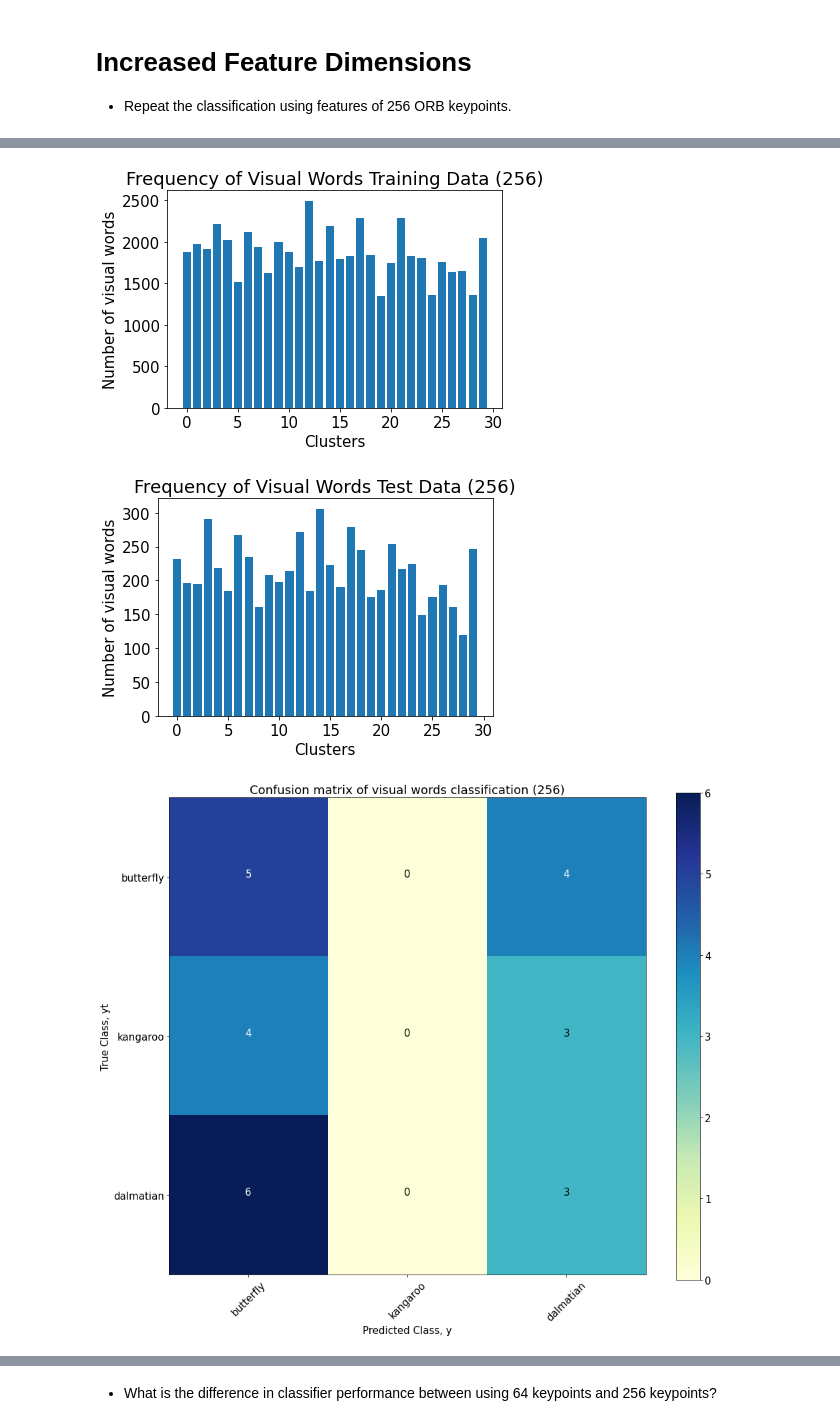
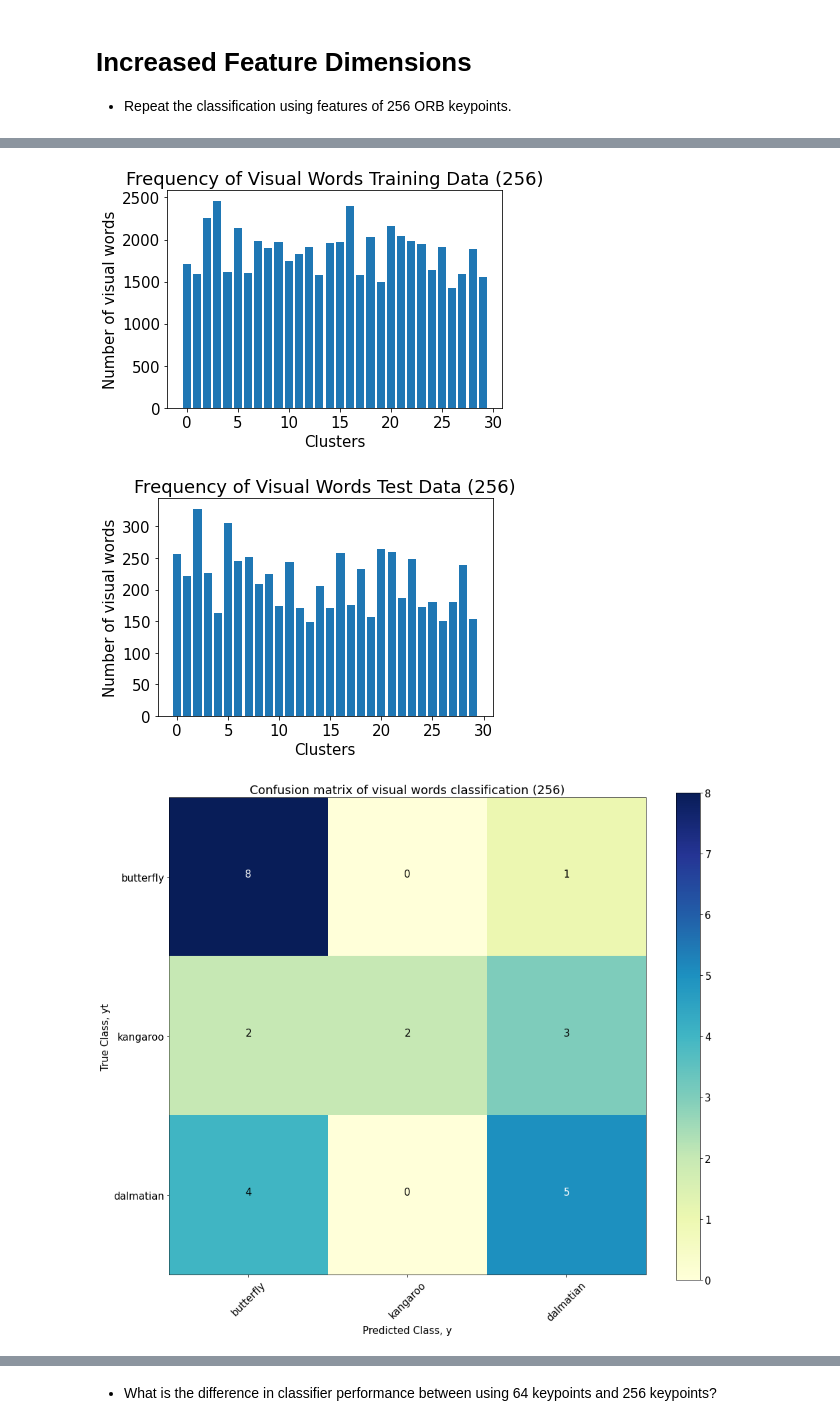
Before and after one commit to mario-rot/ComputerVisionCourse-MAI, a Jupyter notebook: Session 7/P7_Mario_Lauren.ipynb, the cells around one changed output, grey strips where cells are left out. Cells and saved outputs as stored; diff of their text form; code cells hidden in the pictures.

```diff
--- a/Session 7/P7_Mario_Lauren.ipynb
+++ b/Session 7/P7_Mario_Lauren.ipynb
@@ -215,5 +217,0 @@ The scale mode of SVC would use a gamma of 0.015658588643871877, then using auto
-# %%
-# solution
-svc2 = SVC()
-clf2 = GridSearchCV(svc2,{'C':[1,5,10], 'gamma':[0.005,0.1,0.25,0.5,1.0]})
-clf2.fit(vwr_img,y_train)
@@ -244,6 +217,0 @@ pd.DataFrame(clf2.cv_results_)
-# %%
-# solution
-svc3 = SVC()
-clf3 = GridSearchCV(svc3,{'C':[0.1,0.5,1,1.5], 'gamma':[0.0005,0.005,0.05,0.5]})
-clf3.fit(vwr_img,y_train)
-pd.DataFrame(clf3.cv_results_)
@@ -399,29 +308,33 @@ np.delete(list(np.array(dcs_train256)),bad_image[0]).shape
 # Creating the descriptor ectractor for 256 keypoints
 descriptor_extractor256 = feature.ORB(n_keypoints=256)
 
-# # Getting keypoints and descriptors of train data
+# Getting keypoints and descriptors of train data
 kps_train256,dcs_train256 = get_multi_ORB(descriptor_extractor256, x_train)
 
-# # One image has shape (232*300) the dimension (232) does not allow us to get
-# # 256 descriptors, we can get just 231 descriptors, this produces an error to
-# # # reshape the array, so we make a movement to extract it and add it at the end
+bad_image = [n for n, item in enumerate(dcs_train256) if item.shape != (256,256)]
+print('Bad image: ', bad_image)
+
+# One image has shape (232*300) the dimension (232) does not allow us to get
+# 256 descriptors, we can get just 231 descriptors, this produces an error to
+# reshape the array, so we make a movement to extract it and add it at the end
 dcs_train256 = list(dcs_train256)
 deleted = dcs_train256.pop(bad_image[0])
 dcs_train256 = np.array(dcs_train256)
-y_train.pop(bad_image[0])
+if len(y_train) == 219:
+  y_train.pop(bad_image[0])
 
 # Flattening the data and applying clustering with k-means - 30 clusters (codewords)
 dcs_flatten256 = np.reshape(dcs_train256, (len(dcs_train256)*dcs_train256[0].shape[0],dcs_train256[0].shape[1]))
 dcs_flatten256 = np.concatenate((dcs_flatten256,deleted)) # Adding the deleted group of image descriptors
 print(dcs_flatten256.shape)
-kmeans256 = MiniBatchKMeans(n_clusters=len(categories)*10).fit(dcs_flatten256)
+kmeans256 = MiniBatchKMeans(n_clusters=len(categories)*10, random_state=8).fit(dcs_flatten256)
 
 vwr_img256 = []
 # dcs_train256 = list(dcs_train256)
 # dcs_train256.append(deleted)
 # dcs_train256 = np.array(dcs_train256, dtype=object)
 for img_dsc in dcs_train256:
-  vwr_img256.append(kmeans.predict(img_dsc))
+  vwr_img256.append(kmeans256.predict(img_dsc))
 vwr_img256 = np.array(vwr_img256)
 
 # Plotting the histogram of visual words frequencies
@@ -444,7 +357,7 @@ tst_labs256 = kmeans256.predict(dcs_test_flatten256)
 
 vwr_img256_test = []
 for img_dsc in dcs_test256:
-  vwr_img256_test.append(kmeans.predict(img_dsc))
+  vwr_img256_test.append(kmeans256.predict(img_dsc))
 vwr_img256_test = np.array(vwr_img256_test)
 
 # Plotting the histogram of visual words frequencies (test data)
@@ -471,3 +385,3 @@ Fitting 5 folds for each of 16 candidates, totalling 80 fits
-[figure, old version]
+[figure, new version]
-[figure, old version]
+[figure, new version]
-[figure, old version]
+[figure, new version]
```
Also changed, not shown: parts of 29 cells of this notebook.
